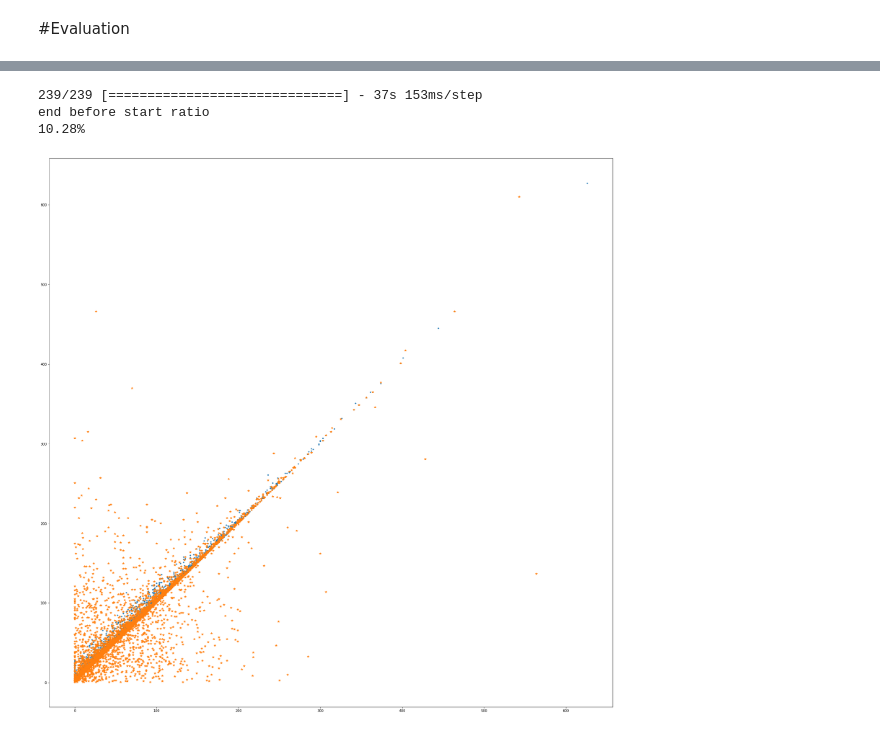
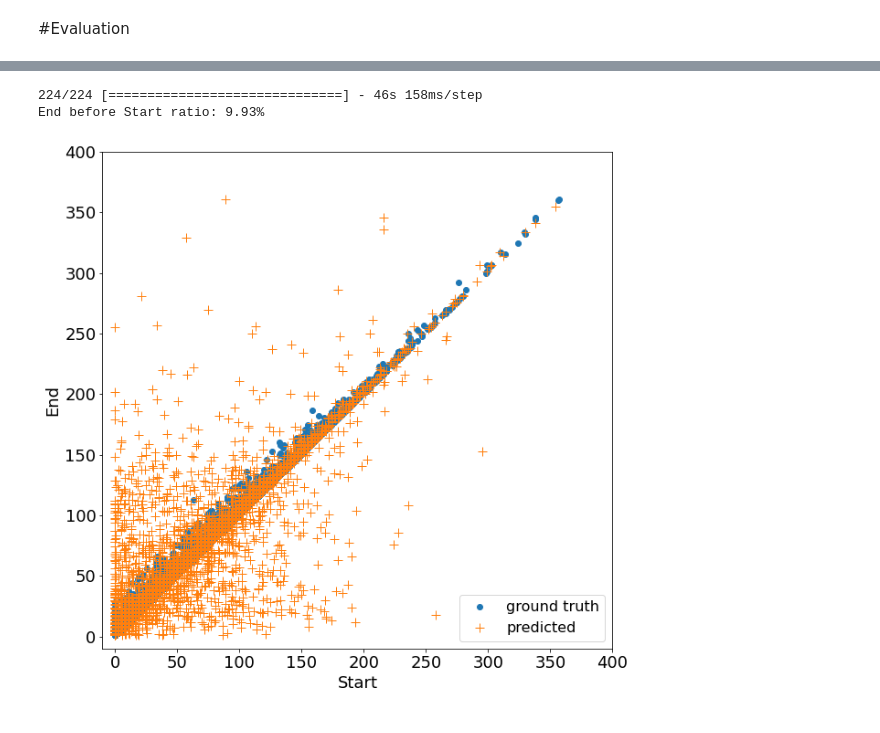
Before and after one commit to the-SQuAD-squad/QA, a Jupyter notebook: QA.ipynb, the cells around one changed output, grey strips where cells are left out. Drawn from its saved outputs; the diff is of its cells as text; code cells hidden in the pictures.

Commit message:
cleaner plot

```diff
--- a/QA.ipynb
+++ b/QA.ipynb
@@ -641,27 +678,33 @@ model-best.h5       100%[===================>] 108.45M   124MB/s    in 0.9s
 # %%
 #@title precedence plot {form-width: "25%"}
 
 predictions = model.predict([np.stack(df_val['passage_pad']),
                              np.stack(df_val['question_pad'])],
                              verbose=1)
 
 sampled_start = np.argmax(predictions[:,:,0], axis=-1)
 sampled_end = np.argmax(predictions[:,:,1], axis=-1)
-plt.figure(figsize=(30,30))
-plt.plot(np.stack(df_val['word_idx_answer'])[:,0],np.stack(df_val['word_idx_answer'])[:,1], ".")
-plt.plot(sampled_start, sampled_end,"*")
+plt.figure(figsize=(10,10))
+plt.plot(np.stack(df_val['word_idx_answer'])[:,0],
+         np.stack(df_val['word_idx_answer'])[:,1],
+         ".", markersize=12)
+plt.plot(sampled_start, sampled_end,"+", markersize=10)
+plt.legend(("ground truth", "predicted"), fontsize=16)
 
+plt.ylim((-10,400))
+plt.xlim((-10,400))
+
+plt.xlabel('Start', fontsize=18)
+plt.ylabel('End', fontsize=18)
+
+plt.xticks(fontsize=18)
+plt.yticks(fontsize=18)
 
 precedence_violation = sum(sampled_end - sampled_start < 0) / len(sampled_end)
 print(f"End before Start ratio: {precedence_violation:.2%}")
-
-if ENABLE_WANDB:
-    wandb.log({"precedence violation": wandb.Html(
-        "<pre>precedence violation: "+str(precedence_violation)+" %<pre>", inject=False)})
 # %% [output]
-239/239 [==============================] - 37s 153ms/step
-end before start ratio
-10.28%
+224/224 [==============================] - 46s 158ms/step
+End before Start ratio: 9.93%
-[figure, old version]
+[figure, new version]
 # %%
 #@title evaluation script {form-width: "25%"}
```
Also changed, not shown: parts of 4 cells of this notebook.
